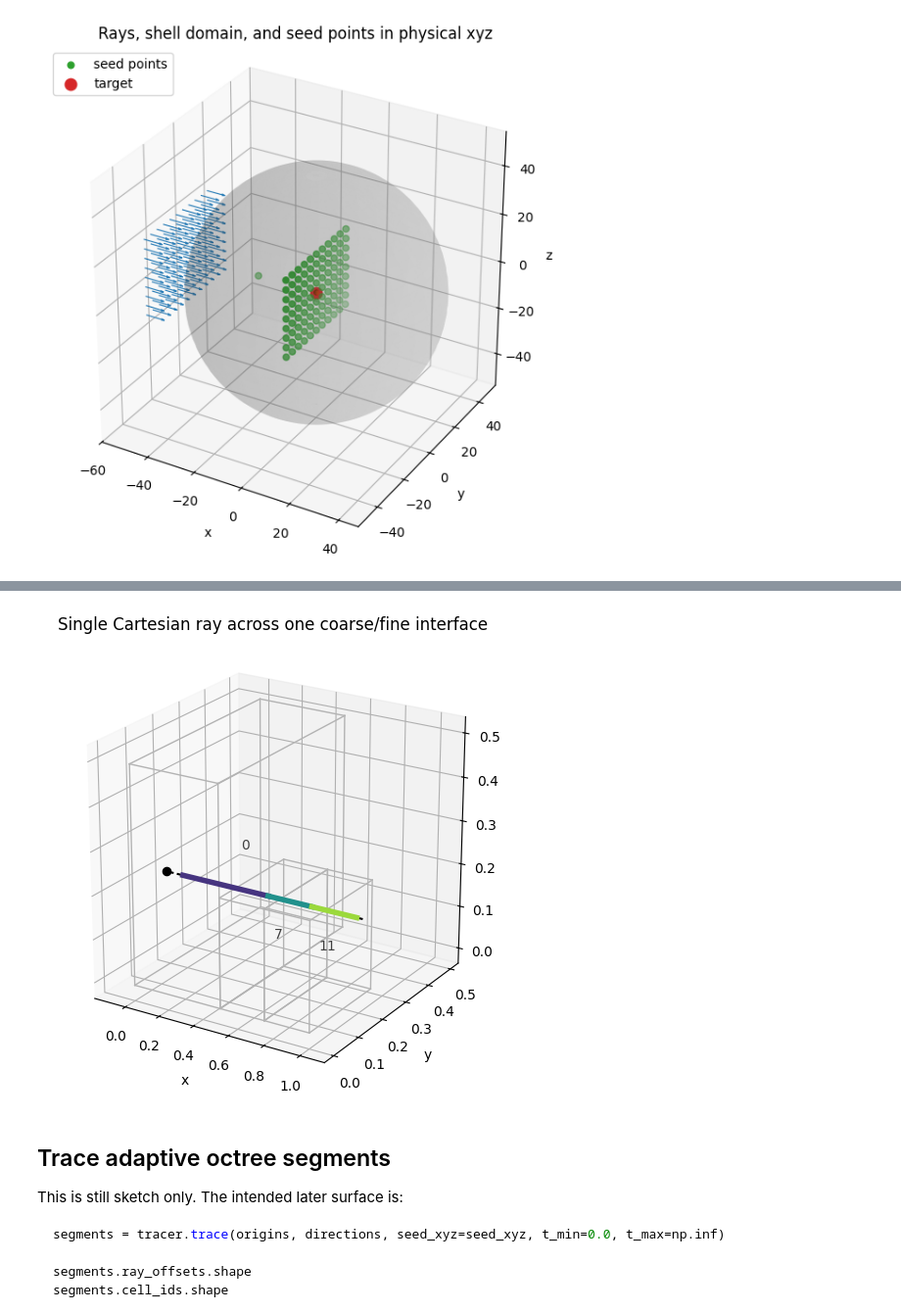
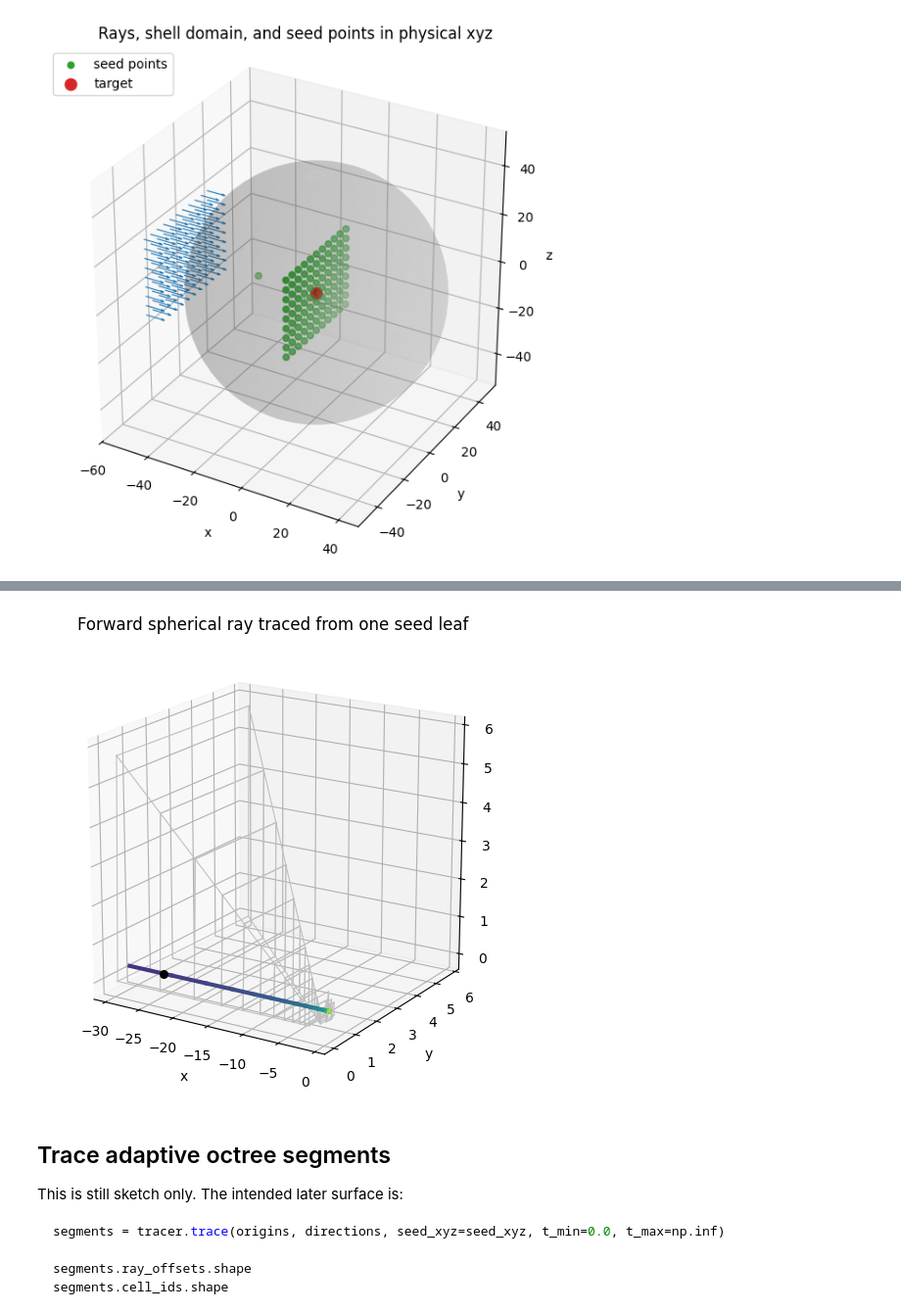
Before and after one commit to svaberg/batcamp, a Jupyter notebook: examples/ray_api_sketch.ipynb, the cells around one changed output, grey strips where cells are left out. Shown at 98% size. Drawn from its saved outputs; the diff is of its cells as text; code cells hidden in the pictures.

Commit message:
Add planar-face spherical ray walk

```diff
--- a/examples/ray_api_sketch.ipynb
+++ b/examples/ray_api_sketch.ipynb
@@ -286,40 +237,52 @@ OMP: Info #276: omp_set_nested routine deprecated, please use omp_set_max_active
 # %%
-edge_pairs = [
-    (0, 1), (1, 2), (2, 3), (3, 0),
-    (4, 5), (5, 6), (6, 7), (7, 4),
-    (0, 4), (1, 5), (2, 6), (3, 7),
-]
+corner_bits = np.array(
+    [
+        [0, 1, 0],
+        [1, 1, 0],
+        [1, 1, 1],
+        [0, 1, 1],
+        [0, 0, 0],
+        [1, 0, 0],
+        [1, 0, 1],
+        [0, 0, 1],
+    ],
+    dtype=np.int8,
+)
+edge_pairs = []
+for i in range(8):
+    for j in range(i + 1, 8):
+        if np.count_nonzero(corner_bits[i] != corner_bits[j]) == 1:
+            edge_pairs.append((i, j))
 
 fig = plt.figure(figsize=(9, 6))
-ax = fig.add_subplot(projection='3d')
+ax = fig.add_subplot(projection="3d")
 colors = plt.cm.viridis(np.linspace(0.15, 0.85, leaf_ids.size))
 
 for cell_id in leaf_ids:
-    cell_xyz = demo_tree.cell_points(int(cell_id))
+    cell_xyz = tree.cell_points(int(cell_id))
     for i0, i1 in edge_pairs:
         edge_xyz = cell_xyz[[i0, i1]]
-        ax.plot(edge_xyz[:, 0], edge_xyz[:, 1], edge_xyz[:, 2], color='0.7', linewidth=1.0)
-    ax.text(*cell_xyz.mean(axis=0), f'{int(cell_id)}', color='0.25', fontsize=10)
+        ax.plot(edge_xyz[:, 0], edge_xyz[:, 1], edge_xyz[:, 2], color="0.75", linewidth=0.8)
 
-ray_t = np.array([0.0, t_exit[-1] + 0.05], dtype=float)
+ray_t = np.array([t_enter[0], t_exit[-1]], dtype=float)
 ray_xyz = single_origin[None, :] + ray_t[:, None] * single_direction[None, :]
-ax.plot(ray_xyz[:, 0], ray_xyz[:, 1], ray_xyz[:, 2], color='black', linewidth=1.5, linestyle='--')
-ax.scatter(single_origin[0], single_origin[1], single_origin[2], color='black', s=35)
+ax.plot(ray_xyz[:, 0], ray_xyz[:, 1], ray_xyz[:, 2], color="black", linewidth=1.2, linestyle="--")
+ax.scatter(single_seed[0, 0], single_seed[0, 1], single_seed[0, 2], color="black", s=30)
 
 for color, t0, t1 in zip(colors, t_enter, t_exit):
     seg_t = np.array([t0, t1], dtype=float)
     seg_xyz = single_origin[None, :] + seg_t[:, None] * single_direction[None, :]
-    ax.plot(seg_xyz[:, 0], seg_xyz[:, 1], seg_xyz[:, 2], color=color, linewidth=4)
+    ax.plot(seg_xyz[:, 0], seg_xyz[:, 1], seg_xyz[:, 2], color=color, linewidth=3)
 
-ax.set_title('Single Cartesian ray across one coarse/fine interface')
-ax.set_xlabel('x')
-ax.set_ylabel('y')
-ax.set_zlabel('z')
+ax.set_title("Forward spherical ray traced from one seed leaf")
+ax.set_xlabel("x")
+ax.set_ylabel("y")
+ax.set_zlabel("z")
 ax.set_box_aspect((1.0, 1.0, 1.0))
-ax.view_init(elev=22, azim=-58)
+ax.view_init(elev=18, azim=-58)
 plt.show()
 # %% [output]
-[figure, old version]
+[figure, new version]
 # %% [markdown]
 ## Trace adaptive octree segments
 
```
Also changed, not shown: parts of 3 cells of this notebook, 2 other files.
